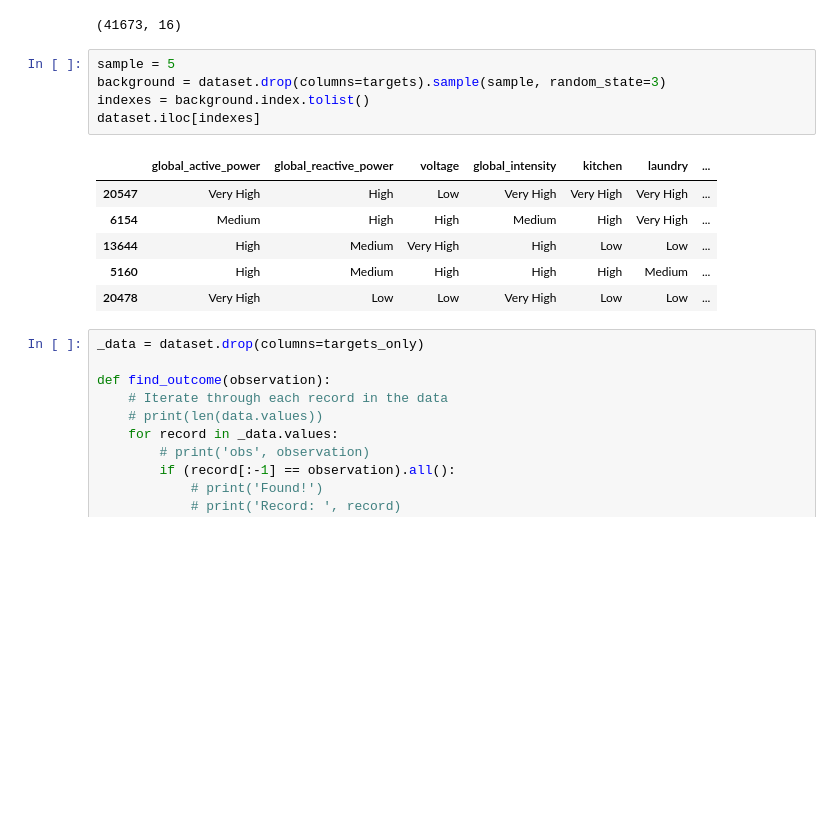
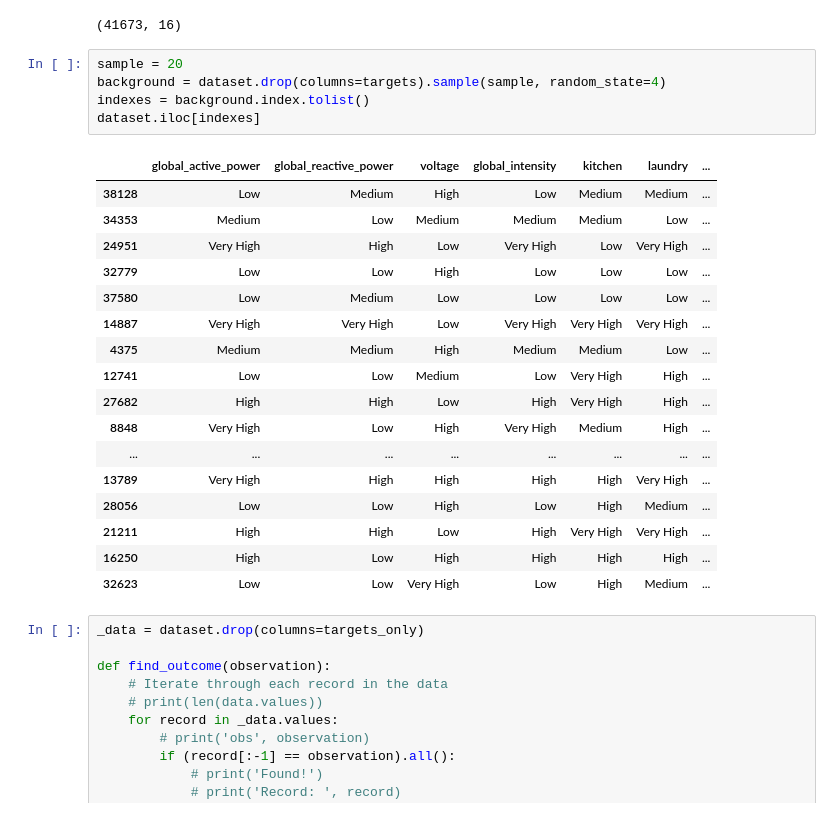
Before and after one commit to erlanggagatum/xai-recover, a Jupyter notebook: 07_3_Evaluation_with_SHAP.ipynb, the cells around one changed output. Saved outputs shown, nothing was run; the diff lists cells and outputs as text; blank space fills up the shorter version.

```diff
--- a/07_3_Evaluation_with_SHAP.ipynb
+++ b/07_3_Evaluation_with_SHAP.ipynb
@@ -73,17 +73,28 @@ dataset.shape
 # %% [output]
 (41673, 16)
 # %%
-sample = 5
-background = dataset.drop(columns=targets).sample(sample, random_state=3)
+sample = 20
+background = dataset.drop(columns=targets).sample(sample, random_state=4)
 indexes = background.index.tolist()
 dataset.iloc[indexes]
 # %% [output]
 |  | global_active_power | global_reactive_power | voltage | global_intensity | kitchen | laundry | ... |
-| 20547 | Very High | High | Low | Very High | Very High | Very High | ... |
-| 6154 | Medium | High | High | Medium | High | Very High | ... |
-| 13644 | High | Medium | Very High | High | Low | Low | ... |
-| 5160 | High | Medium | High | High | High | Medium | ... |
-| 20478 | Very High | Low | Low | Very High | Low | Low | ... |
+| 38128 | Low | Medium | High | Low | Medium | Medium | ... |
+| 34353 | Medium | Low | Medium | Medium | Medium | Low | ... |
+| 24951 | Very High | High | Low | Very High | Low | Very High | ... |
+| 32779 | Low | Low | High | Low | Low | Low | ... |
+| 37580 | Low | Medium | Low | Low | Low | Low | ... |
+| 14887 | Very High | Very High | Low | Very High | Very High | Very High | ... |
+| 4375 | Medium | Medium | High | Medium | Medium | Low | ... |
+| 12741 | Low | Low | Medium | Low | Very High | High | ... |
+| 27682 | High | High | Low | High | Very High | High | ... |
+| 8848 | Very High | Low | High | Very High | Medium | High | ... |
+| ... | ... | ... | ... | ... | ... | ... | ... |
+| 13789 | Very High | High | High | High | High | Very High | ... |
+| 28056 | Low | Low | High | Low | High | Medium | ... |
+| 21211 | High | High | Low | High | Very High | Very High | ... |
+| 16250 | High | Low | High | High | High | High | ... |
+| 32623 | Low | Low | Very High | Low | High | Medium | ... |
 # %%
 _data = dataset.drop(columns=targets_only)
 
```
Also changed, not shown: parts of 2 cells of this notebook, 3 other files.
